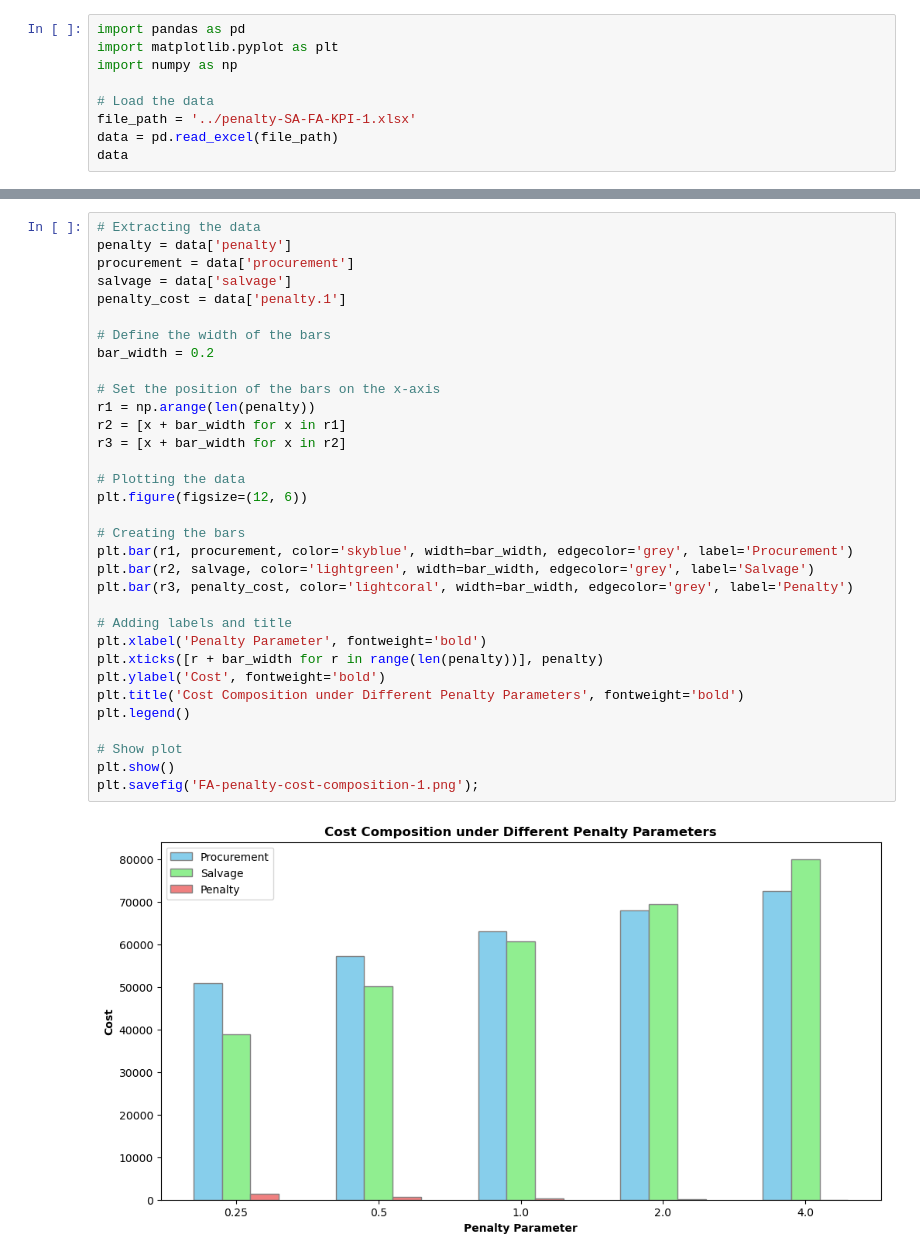
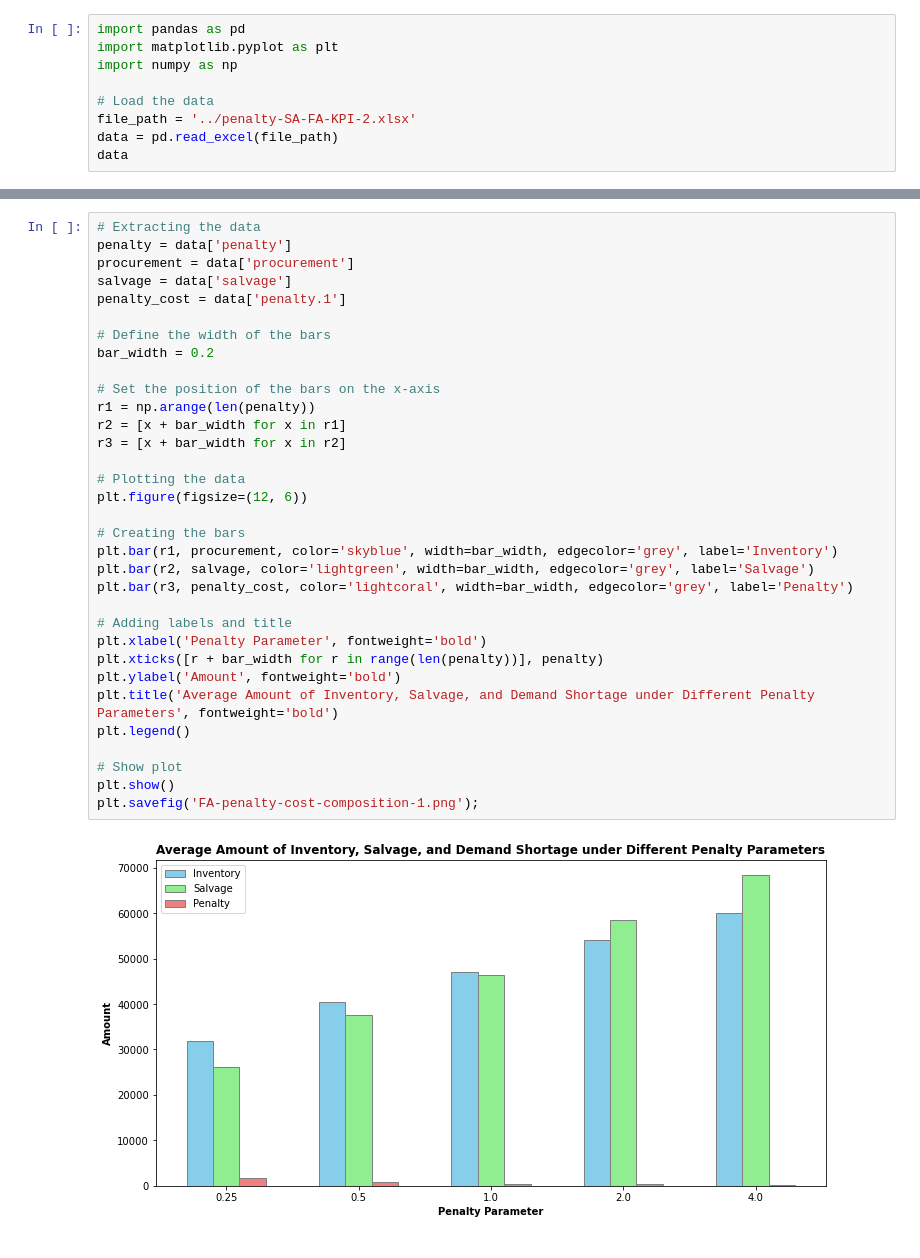
Before and after one commit to songmath-thunderain/msp_models_for_adaptive_disaster_relief_logistics_planning, a Jupyter notebook: Python/output/case-study/table-and-figure/Figure-FA-penalty-KPI.ipynb, the cells around one changed output, grey strips where cells are left out. Saved outputs shown, nothing was run; the diff lists cells and outputs as text.

```diff
--- a/Python/output/case-study/table-and-figure/Figure-FA-penalty-KPI.ipynb
+++ b/Python/output/case-study/table-and-figure/Figure-FA-penalty-KPI.ipynb
@@ -4,7 +4,7 @@ import matplotlib.pyplot as plt
 import numpy as np
 
 # Load the data
-file_path = '../penalty-SA-FA-KPI-1.xlsx'
+file_path = '../penalty-SA-FA-KPI-2.xlsx'
 data = pd.read_excel(file_path)
 data
 # %% [output]
@@ -18,34 +18,34 @@ data
 # Extracting the data
 penalty = data['penalty']
 procurement = data['procurement']
 salvage = data['salvage']
 penalty_cost = data['penalty.1']
 
 # Define the width of the bars
 bar_width = 0.2
 
 # Set the position of the bars on the x-axis
 r1 = np.arange(len(penalty))
 r2 = [x + bar_width for x in r1]
 r3 = [x + bar_width for x in r2]
 
 # Plotting the data
 plt.figure(figsize=(12, 6))
 
 # Creating the bars
-plt.bar(r1, procurement, color='skyblue', width=bar_width, edgecolor='grey', label='Procurement')
+plt.bar(r1, procurement, color='skyblue', width=bar_width, edgecolor='grey', label='Inventory')
 plt.bar(r2, salvage, color='lightgreen', width=bar_width, edgecolor='grey', label='Salvage')
 plt.bar(r3, penalty_cost, color='lightcoral', width=bar_width, edgecolor='grey', label='Penalty')
 
 # Adding labels and title
 plt.xlabel('Penalty Parameter', fontweight='bold')
 plt.xticks([r + bar_width for r in range(len(penalty))], penalty)
-plt.ylabel('Cost', fontweight='bold')
-plt.title('Cost Composition under Different Penalty Parameters', fontweight='bold')
+plt.ylabel('Amount', fontweight='bold')
+plt.title('Average Amount of Inventory, Salvage, and Demand Shortage under Different Penalty Parameters', fontweight='bold')
 plt.legend()
 
 # Show plot
 plt.show()
 plt.savefig('FA-penalty-cost-composition-1.png');
 # %% [output]
-[figure, old version]
+[figure, new version]
```
Also changed, not shown: parts of 2 cells of this notebook, 10 other files.
